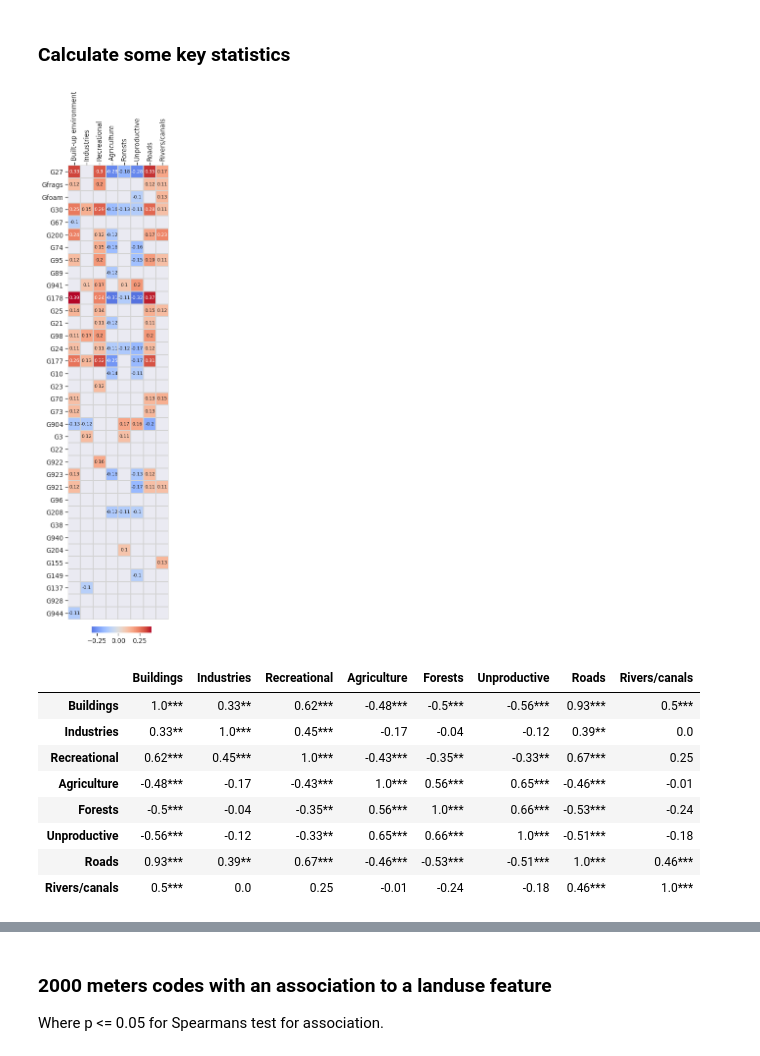
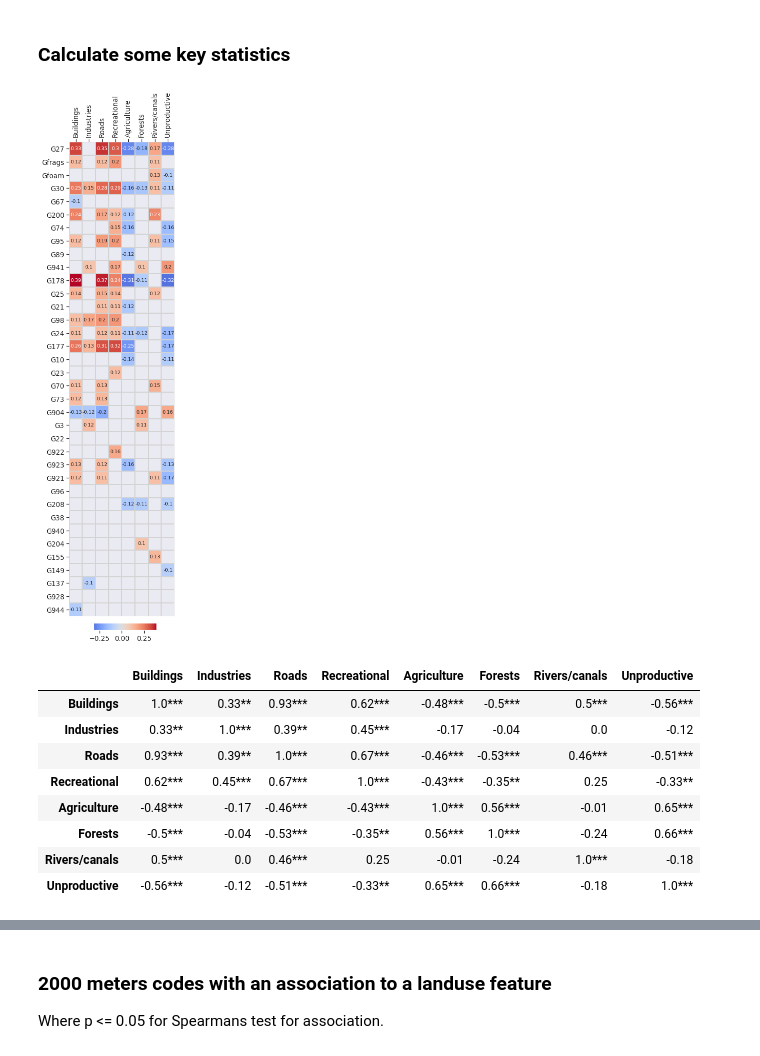
Before and after one commit to hammerdirt-analyst/landuse, a Jupyter notebook: spearmansrho_luse.ipynb, the cells around one changed output, grey strips where cells are left out. Drawn from its saved outputs; the diff is of its cells as text; code cells hidden in the pictures.

```diff
--- a/spearmansrho_luse.ipynb
+++ b/spearmansrho_luse.ipynb
@@ -58,6 +58,9 @@ dfCodes.set_index("code", inplace=True)
 
 # code description map
 code_d_map = dfCodes.description
+
+# code material map
+code_m_map = dfCodes.material
 # %% [markdown]
 # Changes in Spearmans $\rho$ as buffer size changes
 
@@ -67,8 +70,8 @@ The national survey on land use is the source for the classification of land use
 # %%
 # this is the aggregated survey data that is being used
 fd = df.copy()
-fd['loc_dates'] = list(zip(fd.location.values, fd.date.values))
-fd['date'] = pd.to_datetime(fd.date)
+fd['loc_dates'] = list(zip(fd.location, fd["date"]))
+fd['date'] = pd.to_datetime(fd["date"])
 
 # get rid of microplastics
 mcr = df[df.groupname == "micro plastics (< 5mm)"].code.unique()
@@ -448,6 +451,7 @@ radius = 1500
 
 # the functional land use groups:
 these_groups = list(group_parts.keys())
+
 # the bufferdata for this radius
 bufferdata = make_bufferdata("noas04_27.csv", a_col="AS18_27", label_keys=label_keys)
 
@@ -458,7 +462,9 @@ a1500, s = check_rho_for_this_radius(data, fd, add_these_cols, bufferdata, radiu
 
 
 a1500["quantity"] = a1500.index.map(lambda x: code_totals.loc[x])
-# s["quantity"] = s.index.map(lambda x: code_totals.loc[x])
+a1500["material"] = a1500.index.map(lambda x: code_m_map.loc[x])
+a1500.sort_values(by="quantity", inplace=True)
+
 totals=[]
 totals.append(landuse_per_radius(s))
 
@@ -518,54 +508,54 @@ new_column_names = {
 }
 # a1500.set_index('description', inplace=True)
 a1500.rename(columns=new_column_names, inplace=True)
-
-aplot = a1500[['Buildings','Industries', 'Recreational','Agriculture','Forests', 'Unproductive', 'Roads','Rivers/canals']].round(2)
+use_these = list(new_column_names.values())
+aplot = a1500[use_these].round(2)
 
 fig, ax= plt.subplots(figsize=(17,17))
 sns.set(font_scale=1.2)
 
 kwargs = dict(annot=True, fmt="g", cmap='coolwarm',
               annot_kws={"size":9.5},center =0, mask=aplot==0,
               square = True, linewidths=0.1,linecolor="lightgrey",
               cbar = False)
 
 ax = sns.heatmap(aplot, ax = ax, **kwargs)
 
 ax.set_ylabel('')
 ax.yaxis.tick_left()
 
 ax.xaxis.tick_top()
 ax.xaxis.set_label_position('top')
-ax.set_xticklabels(['Built-up environment','Industries', 'Recreational', 'Agriculture', 'Forests', 'Unproductive', 'Roads', 'Rivers/canals'],rotation=90)
+ax.set_xticklabels(use_these,rotation=90)
 
 ax_divider = make_axes_locatable(ax)
 axins = inset_axes(ax,
                    width="60%",  # width = 5% of parent_bbox width
                    height="1.5%",  # height : 50%
                    loc='lower center',
                    bbox_to_anchor=(0.03, -0.03, 1, 1),
                    bbox_transform=ax.transAxes,
                    borderpad=0
                    )
 
 fig.colorbar(ax.get_children()[0], cax = axins, orientation = 'horizontal', extendfrac='auto')
 # plt.savefig('output/corr_matrix_1500.png', bbox_inches='tight')
 
 plt.show()
 # %% [output]
-[figure, old version]
+[figure, new version]
 # %%
 rho = aplot.corr(method='spearman')
 pval = aplot.corr(method=lambda x, y: stats.spearmanr(x, y)[1]) - np.eye(*rho.shape)
 p = pval.applymap(lambda x: ''.join(['*' for t in [0.01,0.05,0.1] if x<=t]))
 rho.round(2).astype(str) + p
 # %% [output]
-|  | Buildings | Industries | Recreational | Agriculture | Forests | Unproductive | Roads | Rivers/canals |
-| Buildings | 1.0*** | 0.33** | 0.62*** | -0.48*** | -0.5*** | -0.56*** | 0.93*** | 0.5*** |
-| Industries | 0.33** | 1.0*** | 0.45*** | -0.17 | -0.04 | -0.12 | 0.39** | 0.0 |
-| Recreational | 0.62*** | 0.45*** | 1.0*** | -0.43*** | -0.35** | -0.33** | 0.67*** | 0.25 |
-| Agriculture | -0.48*** | -0.17 | -0.43*** | 1.0*** | 0.56*** | 0.65*** | -0.46*** | -0.01 |
-| Forests | -0.5*** | -0.04 | -0.35** | 0.56*** | 1.0*** | 0.66*** | -0.53*** | -0.24 |
-| Unproductive | -0.56*** | -0.12 | -0.33** | 0.65*** | 0.66*** | 1.0*** | -0.51*** | -0.18 |
-| Roads | 0.93*** | 0.39** | 0.67*** | -0.46*** | -0.53*** | -0.51*** | 1.0*** | 0.46*** |
-| Rivers/canals | 0.5*** | 0.0 | 0.25 | -0.01 | -0.24 | -0.18 | 0.46*** | 1.0*** |
+|  | Buildings | Industries | Roads | Recreational | Agriculture | Forests | Rivers/canals | Unproductive |
+| Buildings | 1.0*** | 0.33** | 0.93*** | 0.62*** | -0.48*** | -0.5*** | 0.5*** | -0.56*** |
+| Industries | 0.33** | 1.0*** | 0.39** | 0.45*** | -0.17 | -0.04 | 0.0 | -0.12 |
+| Roads | 0.93*** | 0.39** | 1.0*** | 0.67*** | -0.46*** | -0.53*** | 0.46*** | -0.51*** |
+| Recreational | 0.62*** | 0.45*** | 0.67*** | 1.0*** | -0.43*** | -0.35** | 0.25 | -0.33** |
+| Agriculture | -0.48*** | -0.17 | -0.46*** | -0.43*** | 1.0*** | 0.56*** | -0.01 | 0.65*** |
+| Forests | -0.5*** | -0.04 | -0.53*** | -0.35** | 0.56*** | 1.0*** | -0.24 | 0.66*** |
+| Rivers/canals | 0.5*** | 0.0 | 0.46*** | 0.25 | -0.01 | -0.24 | 1.0*** | -0.18 |
+| Unproductive | -0.56*** | -0.12 | -0.51*** | -0.33** | 0.65*** | 0.66*** | -0.18 | 1.0*** |
```
Also changed, not shown: parts of 18 cells of this notebook, 1 other file.
